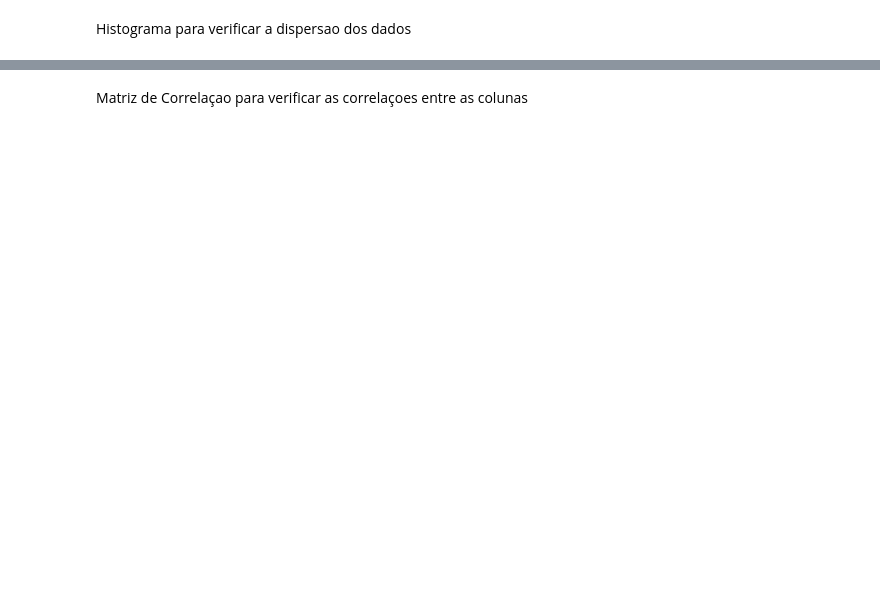
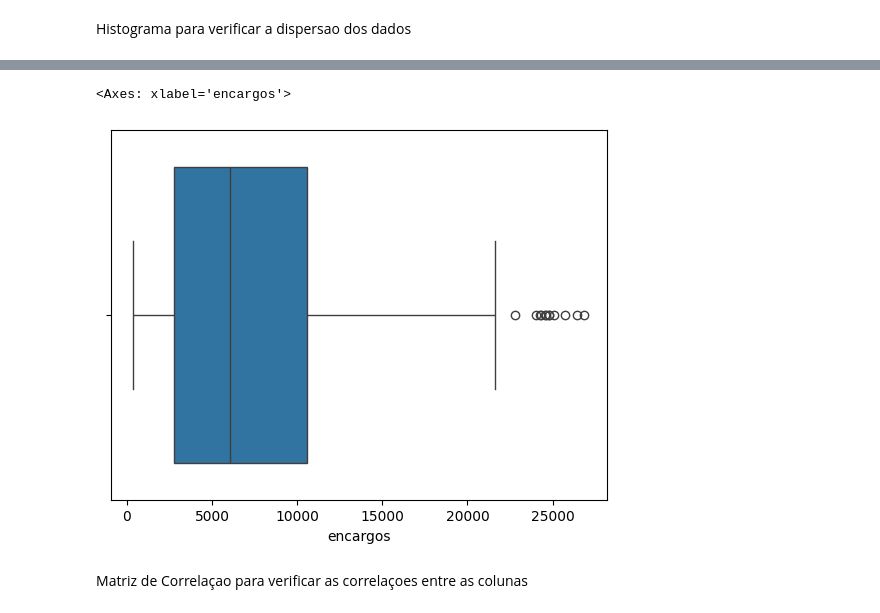
Before and after one commit to guilhermemachado26/fiap-postech, a Jupyter notebook: desafio.ipynb, the cells around one changed output, grey strips where cells are left out. Saved outputs shown, nothing was run; the diff lists cells and outputs as text; code cells hidden in the pictures; blank space fills up the shorter version.

```diff
--- a/desafio.ipynb
+++ b/desafio.ipynb
@@ -50,3 +50,12 @@ array([[<Axes: title={'center': 'idade'}>,
+# %%
+import seaborn as sns
+import matplotlib.pyplot as plt
+# Visualização da matriz de correla
+
+sns.boxplot(data=df, x=df['encargos'])
+# %% [output]
+<Axes: xlabel='encargos'>
+[figure, added]
 # %% [markdown]
 Matriz de Correlaçao para verificar as correlaçoes entre as colunas
 # %%
```
Also changed, not shown: parts of 8 cells of this notebook, 2 other files.
